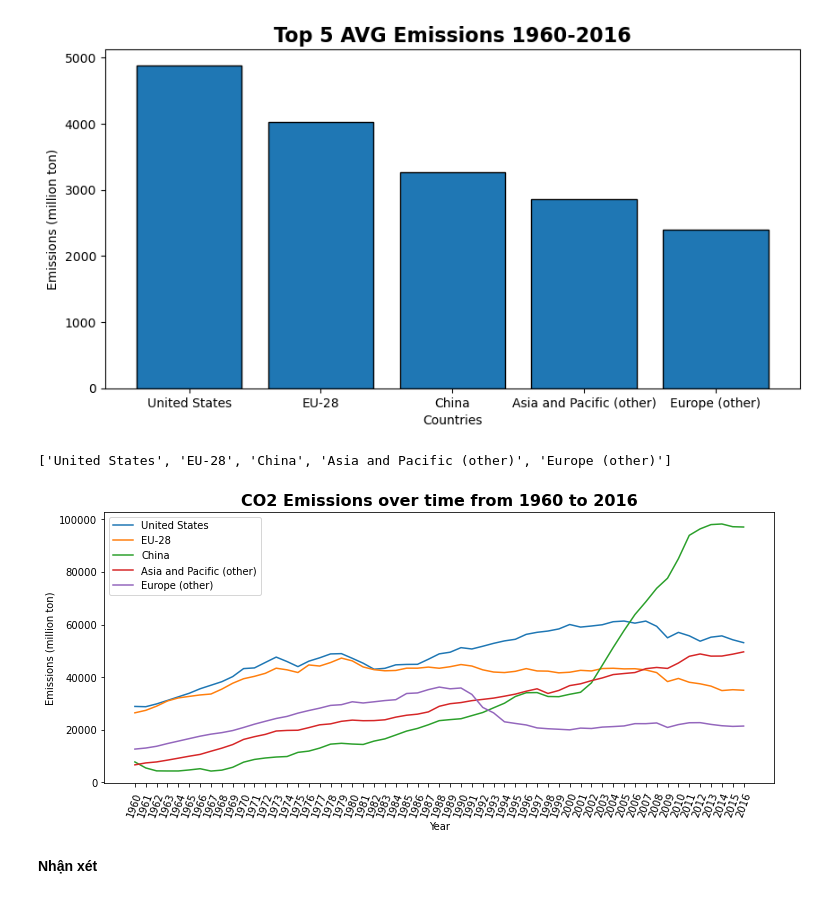
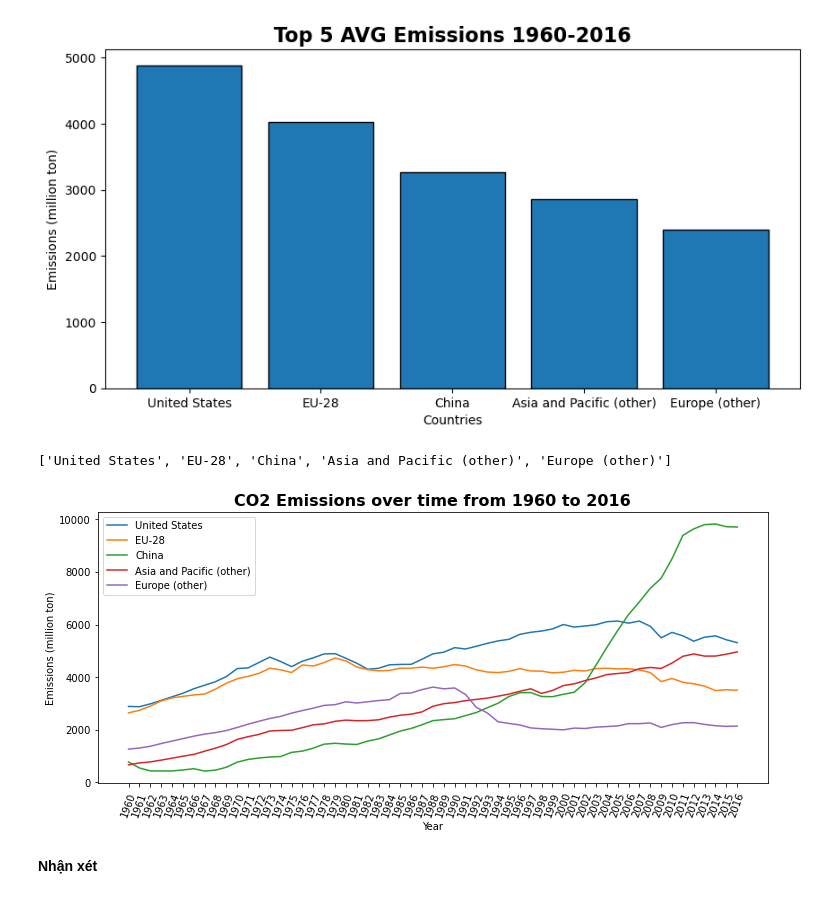
Before and after one commit to MinhTho-162/FinalProject-P4DS, a Jupyter notebook: Minh_Tho_main.ipynb, the cells around one changed output. Drawn from its saved outputs; the diff is of its cells as text; code cells hidden in the pictures.

```diff
--- a/Minh_Tho_main.ipynb
+++ b/Minh_Tho_main.ipynb
@@ -316,39 +310,32 @@ plt.show()
 # %% [output]
 [figure]
 # %%
-# size
 plt.figure(figsize=(12,5))
 
-# helper variables
 years = [i for i in range(1960,2016+1)]
 countries = df_top["Country"].tolist()[1:6]
 print(countries)
 
-# title
 plt.title("CO2 Emissions over time from 1960 to 2016", fontdict={"fontweight":"bold", "fontsize":16})
 
-# data
 for country in countries:
-    # filter for years and country
+
     filt = ((df["Year"] >= 1960) & (df["Country"] == country))
-    # print(df.loc[filt, ["Year", "Annual CO2 Emissions"]])
-    plt.plot(years, [l/100000 for l in df.loc[filt]["Co2"].tolist()], "-", label=country)
 
-# ticks
+    plt.plot(years, [l/1000000 for l in df.loc[filt]["Co2"].tolist()], "-", label=country)
+
 plt.xticks(years, rotation=70)
 
-# axis labels
+
 plt.xlabel("Year")
 plt.ylabel("Emissions (million ton)")
 
-# legend
 plt.legend()
 
-# show
 plt.show()
 # %% [output]
 ['United States', 'EU-28', 'China', 'Asia and Pacific (other)', 'Europe (other)']
-[figure, old version]
+[figure, new version]
 # %% [markdown]
 **Nhận xét**
 # %% [markdown]
```
Also changed, not shown: parts of 6 cells of this notebook.
